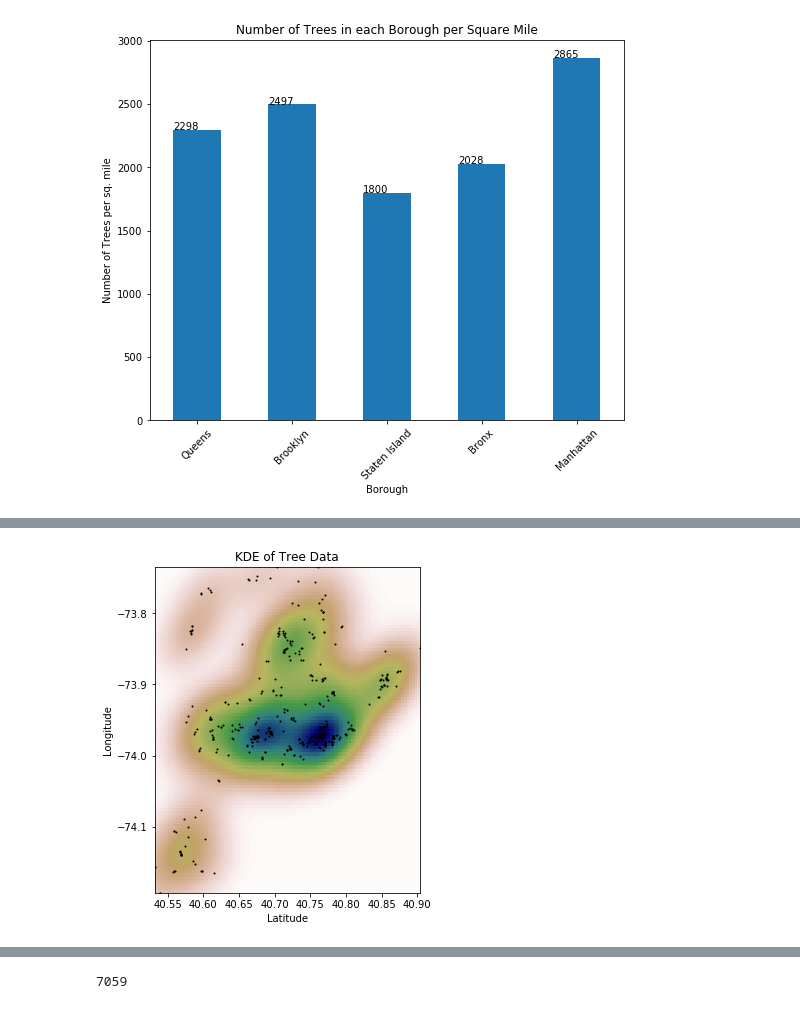
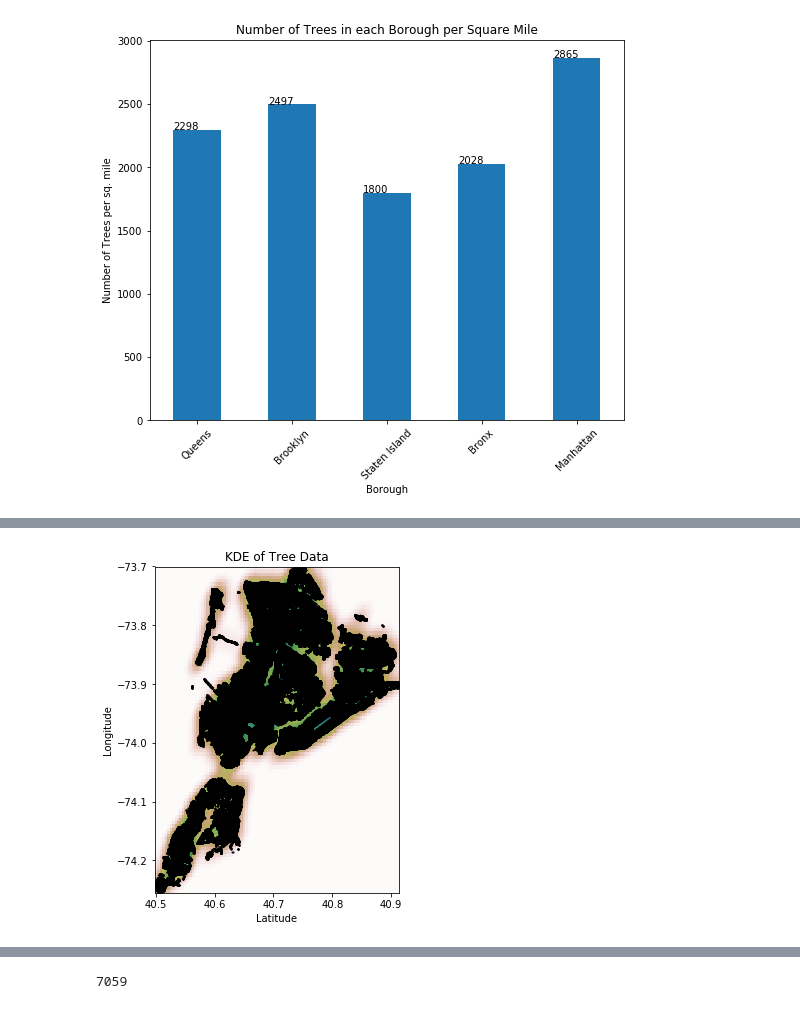
Before and after one commit to jandarli/BreathingAirNYC, a Jupyter notebook: Exploring Data.ipynb, the cells around one changed output, grey strips where cells are left out. Saved outputs shown, nothing was run; the diff lists cells and outputs as text; code cells hidden in the pictures.

```diff
--- a/Exploring Data.ipynb
+++ b/Exploring Data.ipynb
@@ -67,11 +67,11 @@ gmap.draw("treemap.html")
 import numpy as np
 from scipy import stats
 
-xmin, xmax = min(latitudes[0:400]), max(latitudes[0:400])
-ymin, ymax = min(longitudes[0:400]), max(longitudes[0:400])
+xmin, xmax = min(latitudes), max(latitudes)
+ymin, ymax = min(longitudes), max(longitudes)
 
 X, Y = np.mgrid[xmin:xmax:100j, ymin:ymax:100j]
 positions = np.vstack([X.ravel(), Y.ravel()])
-values = np.vstack([latitudes[0:400], longitudes[0:400]])
+values = np.vstack([latitudes, longitudes])
 kernel = stats.gaussian_kde(values)
 Z = np.reshape(kernel(positions).T, X.shape)
@@ -99,17 +78,17 @@ array([ 3.26907211,  3.65270645,  4.02205433,  4.36492231,  4.66913327,
 # %%
 fig = plt.figure()
 fig.set_size_inches(30, fig.get_figwidth(), forward=True)
 ax = fig.add_subplot(111)
 ax.imshow(np.rot90(Z), cmap=plt.cm.gist_earth_r,extent=[xmin, xmax, ymin, ymax])
-ax.plot(latitudes[0:400], longitudes[0:400], 'k.', markersize=2)
+ax.plot(latitudes, longitudes, 'k.', markersize=2)
 ax.set_xlabel("Latitude")
 ax.set_ylabel("Longitude")
 ax.set_xlim([xmin, xmax])
 ax.set_ylim([ymin, ymax])
 ax.set_title("KDE of Tree Data")
 plt.show()
 # %% [output]
-[figure, old version]
+[figure, new version]
 # %%
 df3 = pd.read_csv(path)
 df3
```
Also changed, not shown: parts of 4 cells of this notebook.
